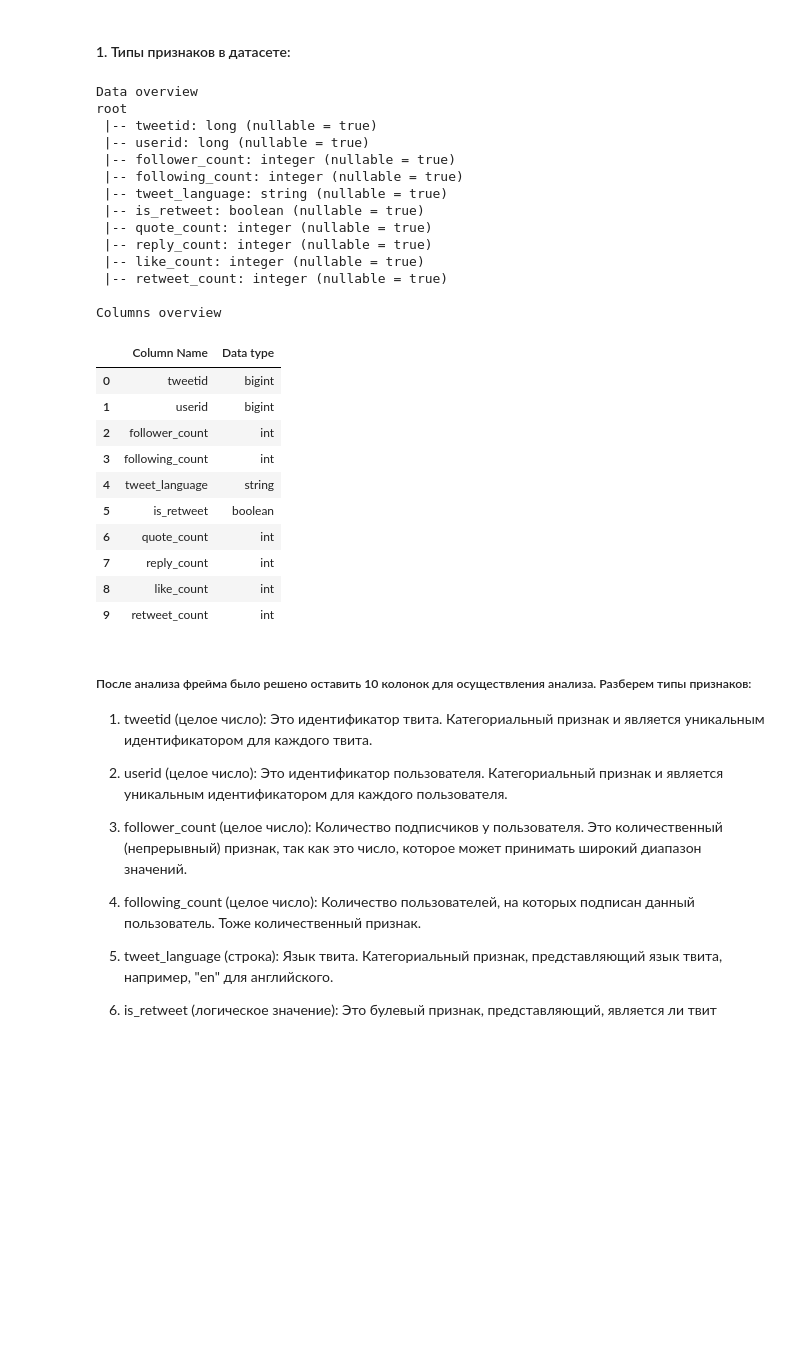
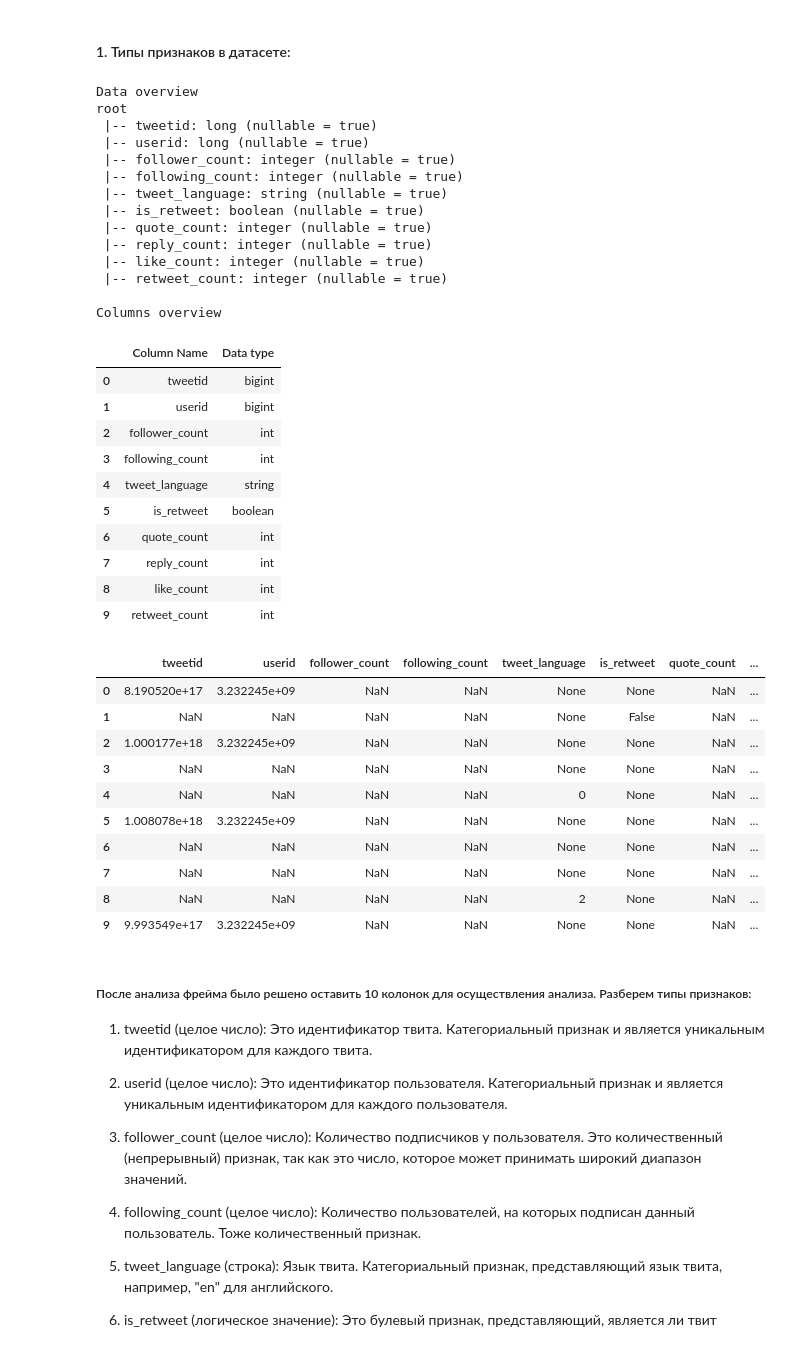
Before and after one commit to TDitS/SOBD2023, a Jupyter notebook: lab1.ipynb, the cells around one changed output. Saved outputs shown, nothing was run; the diff lists cells and outputs as text; code cells hidden in the pictures; blank space fills up the shorter version.

```diff
--- a/lab1.ipynb
+++ b/lab1.ipynb
@@ -86,33 +86,45 @@ Rows count: 7417013
 print('Data overview')
 df.printSchema()
 print('Columns overview')
 pd.DataFrame(df.dtypes, columns = ['Column Name','Data type'])
+df.limit(10).toPandas()
 # %% [output]
 Data overview
 root
  |-- tweetid: long (nullable = true)
  |-- userid: long (nullable = true)
  |-- follower_count: integer (nullable = true)
  |-- following_count: integer (nullable = true)
  |-- tweet_language: string (nullable = true)
  |-- is_retweet: boolean (nullable = true)
  |-- quote_count: integer (nullable = true)
  |-- reply_count: integer (nullable = true)
  |-- like_count: integer (nullable = true)
  |-- retweet_count: integer (nullable = true)
 
 Columns overview
 |  | Column Name | Data type |
 | 0 | tweetid | bigint |
 | 1 | userid | bigint |
 | 2 | follower_count | int |
 | 3 | following_count | int |
 | 4 | tweet_language | string |
 | 5 | is_retweet | boolean |
 | 6 | quote_count | int |
 | 7 | reply_count | int |
 | 8 | like_count | int |
 | 9 | retweet_count | int |
+|  | tweetid | userid | follower_count | following_count | tweet_language | is_retweet | quote_count | ... |
+| 0 | 8.190520e+17 | 3.232245e+09 | NaN | NaN | None | None | NaN | ... |
+| 1 | NaN | NaN | NaN | NaN | None | False | NaN | ... |
+| 2 | 1.000177e+18 | 3.232245e+09 | NaN | NaN | None | None | NaN | ... |
+| 3 | NaN | NaN | NaN | NaN | None | None | NaN | ... |
+| 4 | NaN | NaN | NaN | NaN | 0 | None | NaN | ... |
+| 5 | 1.008078e+18 | 3.232245e+09 | NaN | NaN | None | None | NaN | ... |
+| 6 | NaN | NaN | NaN | NaN | None | None | NaN | ... |
+| 7 | NaN | NaN | NaN | NaN | None | None | NaN | ... |
+| 8 | NaN | NaN | NaN | NaN | 2 | None | NaN | ... |
+| 9 | 9.993549e+17 | 3.232245e+09 | NaN | NaN | None | None | NaN | ... |
 # %% [markdown]
 ##### После анализа фрейма было решено оставить 10 колонок для осуществления анализа. Разберем типы признаков:
 1. tweetid (целое число): Это идентификатор твита. Категориальный признак и является уникальным идентификатором для каждого твита.
```
Also changed, not shown: parts of 14 cells of this notebook, 1 other file.
